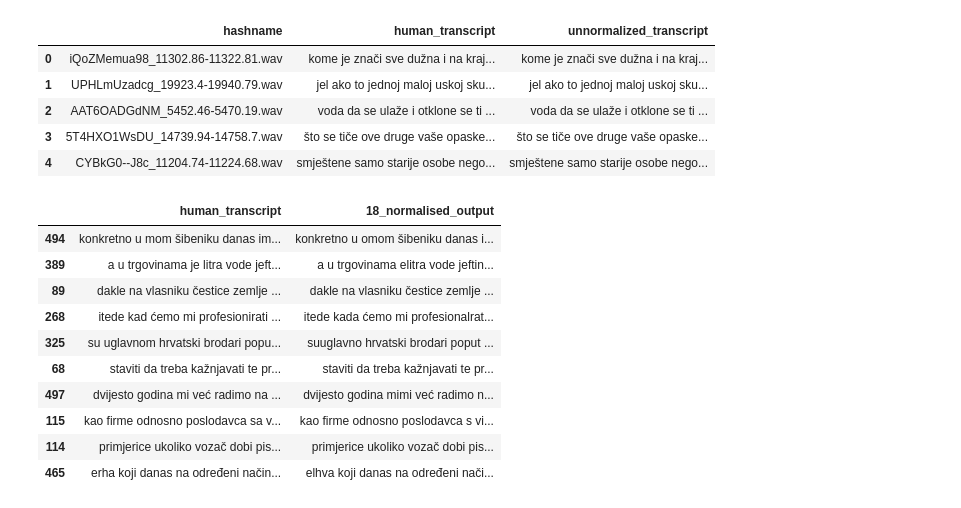
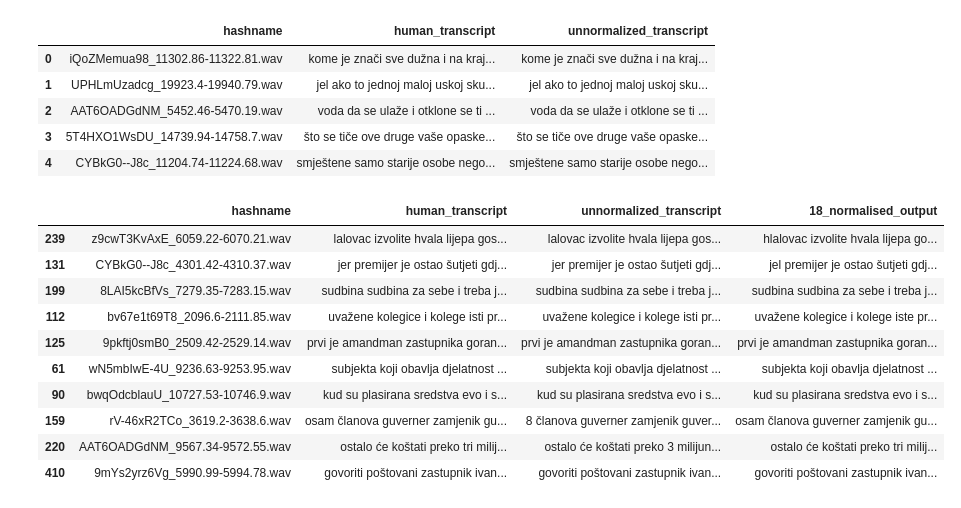
Before and after one commit to 5roop/task8, a Jupyter notebook: 18_training_normalised.ipynb, the cells around one changed output. Saved outputs shown, nothing was run; the diff lists cells and outputs as text; code cells hidden in the pictures.

Commit message:
Finished normalised model

```diff
--- a/18_training_normalised.ipynb
+++ b/18_training_normalised.ipynb
@@ -376,20 +376,21 @@ test= pd.read_csv("17_test.csv")
 test[modelname+"_output"] = test.hashname.apply(
     lambda s: " ".join(get_transcript(f"{data_dir}{s}")[0])
 )
-# %%
-test[["human_transcript", "18_normalised_output"]].sample(10)
-# %% [output]
-|  | human_transcript | 18_normalised_output |
-| 494 | konkretno u mom šibeniku danas im... | konkretno u omom šibeniku danas i... |
-| 389 | a u trgovinama je litra vode jeft... | a u trgovinama elitra vode jeftin... |
-| 89 | dakle na vlasniku čestice zemlje ... | dakle na vlasniku čestice zemlje ... |
-| 268 | itede kad ćemo mi profesionirati ... | itede kada ćemo mi profesionalrat... |
-| 325 | su uglavnom hrvatski brodari popu... | suuglavno hrvatski brodari poput ... |
-| 68 | staviti da treba kažnjavati te pr... | staviti da treba kažnjavati te pr... |
-| 497 | dvijesto godina mi već radimo na ... | dvijesto godina mimi već radimo n... |
-| 115 | kao firme odnosno poslodavca sa v... | kao firme odnosno poslodavca s vi... |
-| 114 | primjerice ukoliko vozač dobi pis... | primjerice ukoliko vozač dobi pis... |
-| 465 | erha koji danas na određeni način... | elhva koji danas na određeni nači... |
+# %%
+pd.set_option('display.max_colwidth', None)
+test.sample(10)
+# %% [output]
+|  | hashname | human_transcript | unnormalized_transcript | 18_normalised_output |
+| 239 | z9cwT3KvAxE_6059.22-6070.21.wav | lalovac izvolite hvala lijepa gos... | lalovac izvolite hvala lijepa gos... | hlalovac izvolite hvala lijepa go... |
+| 131 | CYBkG0--J8c_4301.42-4310.37.wav | jer premijer je ostao šutjeti gdj... | jer premijer je ostao šutjeti gdj... | jel premijer je ostao šutjeti gdj... |
+| 199 | 8LAI5kcBfVs_7279.35-7283.15.wav | sudbina sudbina za sebe i treba j... | sudbina sudbina za sebe i treba j... | sudbina sudbina za sebe i treba j... |
+| 112 | bv67e1t69T8_2096.6-2111.85.wav | uvažene kolegice i kolege isti pr... | uvažene kolegice i kolege isti pr... | uvažene kolegice i kolege iste pr... |
+| 125 | 9pkftj0smB0_2509.42-2529.14.wav | prvi je amandman zastupnika goran... | prvi je amandman zastupnika goran... | prvi je amandman zastupnika goran... |
+| 61 | wN5mbIwE-4U_9236.63-9253.95.wav | subjekta koji obavlja djelatnost ... | subjekta koji obavlja djelatnost ... | subjekta koji obavlja djelatnost ... |
+| 90 | bwqOdcblauU_10727.53-10746.9.wav | kud su plasirana sredstva evo i s... | kud su plasirana sredstva evo i s... | kud su plasirana sredstva evo i s... |
+| 159 | rV-46xR2TCo_3619.2-3638.6.wav | osam članova guverner zamjenik gu... | 8 članova guverner zamjenik guver... | osam članova guverner zamjenik gu... |
+| 220 | AAT6OADGdNM_9567.34-9572.55.wav | ostalo će koštati preko tri milij... | ostalo će koštati preko 3 milijun... | ostalo će koštati preko tri milij... |
+| 410 | 9mYs2yrz6Vg_5990.99-5994.78.wav | govoriti poštovani zastupnik ivan... | govoriti poštovani zastupnik ivan... | govoriti poštovani zastupnik ivan... |
 # %%
 dev.to_csv("17_dev.csv", index=False)
 test.to_csv("17_test.csv", index=False)
```
